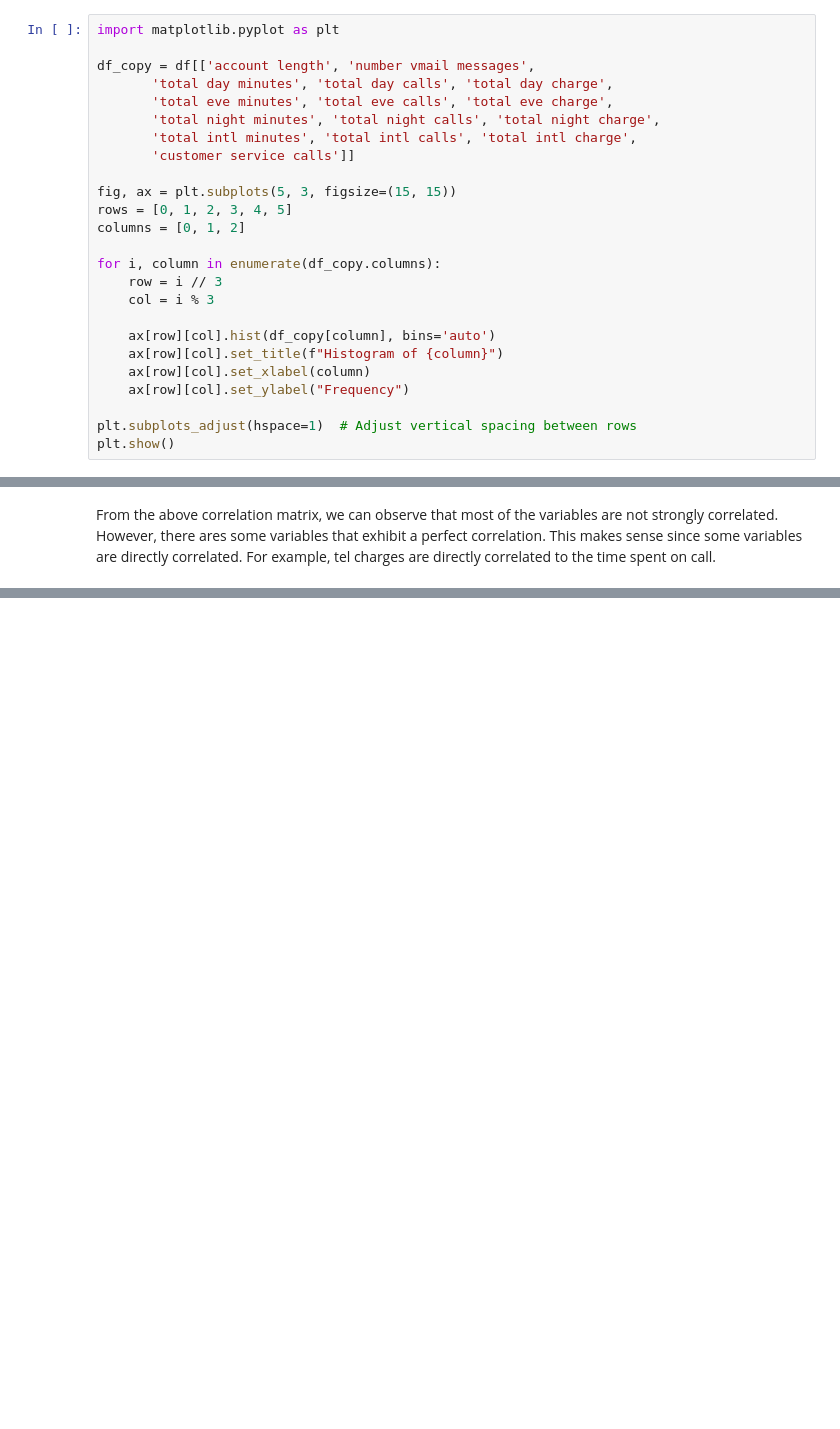
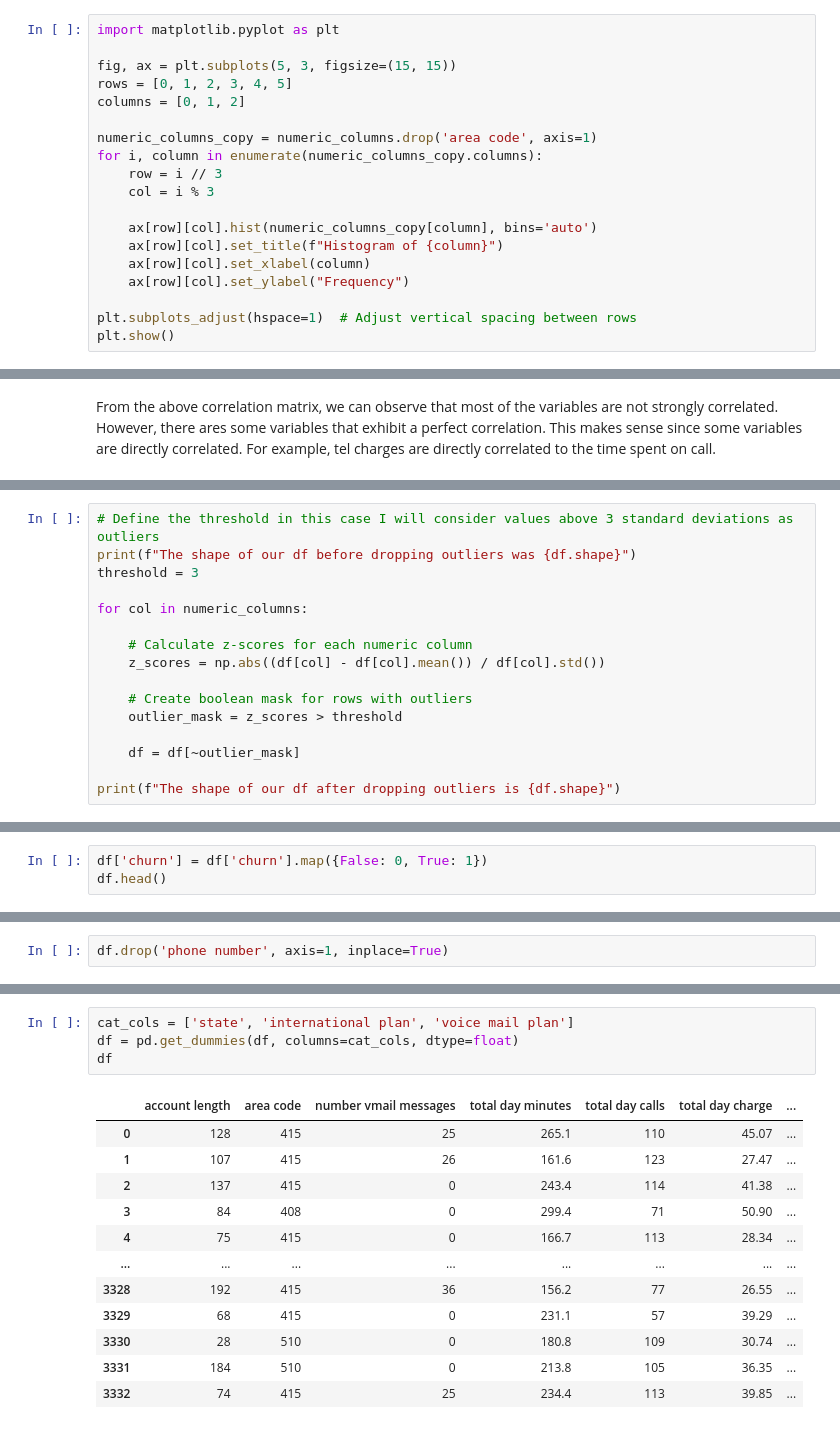
Before and after one commit to D-EKALE/phase-3-final-project, a Jupyter notebook: phase-3-final-project.ipynb, the cells around one changed output, grey strips where cells are left out. Cells and saved outputs as stored; diff of their text form; blank space fills up the shorter version.

```diff
--- a/phase-3-final-project.ipynb
+++ b/phase-3-final-project.ipynb
@@ -149,23 +152,17 @@ Index(['account length', 'area code', 'number vmail messages',
       dtype='object')
 # %%
 import matplotlib.pyplot as plt
-
-df_copy = df[['account length', 'number vmail messages',
-       'total day minutes', 'total day calls', 'total day charge',
-       'total eve minutes', 'total eve calls', 'total eve charge',
-       'total night minutes', 'total night calls', 'total night charge',
-       'total intl minutes', 'total intl calls', 'total intl charge',
-       'customer service calls']]
 
 fig, ax = plt.subplots(5, 3, figsize=(15, 15))
 rows = [0, 1, 2, 3, 4, 5]
 columns = [0, 1, 2]
 
-for i, column in enumerate(df_copy.columns):
+numeric_columns_copy = numeric_columns.drop('area code', axis=1)
+for i, column in enumerate(numeric_columns_copy.columns):
     row = i // 3
     col = i % 3
 
-    ax[row][col].hist(df_copy[column], bins='auto')
+    ax[row][col].hist(numeric_columns_copy[column], bins='auto')
     ax[row][col].set_title(f"Histogram of {column}")
     ax[row][col].set_xlabel(column)
     ax[row][col].set_ylabel("Frequency")
@@ -193,0 +196,16 @@ From the above correlation matrix, we can observe that most of the variables are
+# %%
+# Define the threshold in this case I will consider values above 3 standard deviations as outliers
+print(f"The shape of our df before dropping outliers was {df.shape}")
+threshold = 3
+
+for col in numeric_columns:
+
+    # Calculate z-scores for each numeric column
+    z_scores = np.abs((df[col] - df[col].mean()) / df[col].std())
+
+    # Create boolean mask for rows with outliers
+    outlier_mask = z_scores > threshold
+
+    df = df[~outlier_mask]
+
+print(f"The shape of our df after dropping outliers is {df.shape}")
@@ -193,0 +227,3 @@ From the above correlation matrix, we can observe that most of the variables are
+# %%
+df['churn'] = df['churn'].map({False: 0, True: 1})
+df.head()
@@ -193,0 +240,2 @@ From the above correlation matrix, we can observe that most of the variables are
+# %%
+df.drop('phone number', axis=1, inplace=True)
@@ -193,0 +244,17 @@ From the above correlation matrix, we can observe that most of the variables are
+# %%
+cat_cols = ['state', 'international plan', 'voice mail plan']
+df = pd.get_dummies(df, columns=cat_cols, dtype=float)
+df
+# %% [output]
+|  | account length | area code | number vmail messages | total day minutes | total day calls | total day charge | ... |
+| 0 | 128 | 415 | 25 | 265.1 | 110 | 45.07 | ... |
+| 1 | 107 | 415 | 26 | 161.6 | 123 | 27.47 | ... |
+| 2 | 137 | 415 | 0 | 243.4 | 114 | 41.38 | ... |
+| 3 | 84 | 408 | 0 | 299.4 | 71 | 50.90 | ... |
+| 4 | 75 | 415 | 0 | 166.7 | 113 | 28.34 | ... |
+| ... | ... | ... | ... | ... | ... | ... | ... |
+| 3328 | 192 | 415 | 36 | 156.2 | 77 | 26.55 | ... |
+| 3329 | 68 | 415 | 0 | 231.1 | 57 | 39.29 | ... |
+| 3330 | 28 | 510 | 0 | 180.8 | 109 | 30.74 | ... |
+| 3331 | 184 | 510 | 0 | 213.8 | 105 | 36.35 | ... |
+| 3332 | 74 | 415 | 25 | 234.4 | 113 | 39.85 | ... |
```
Also changed, not shown: parts of 22 cells of this notebook.
